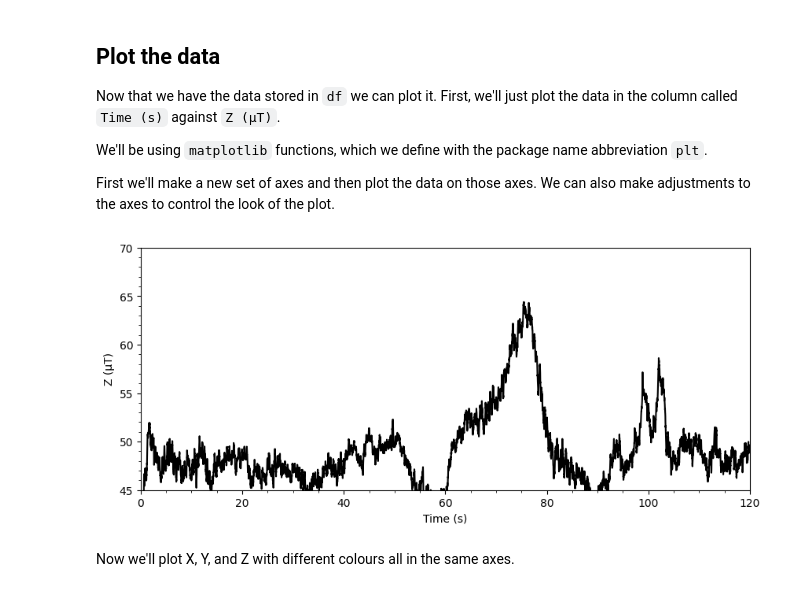
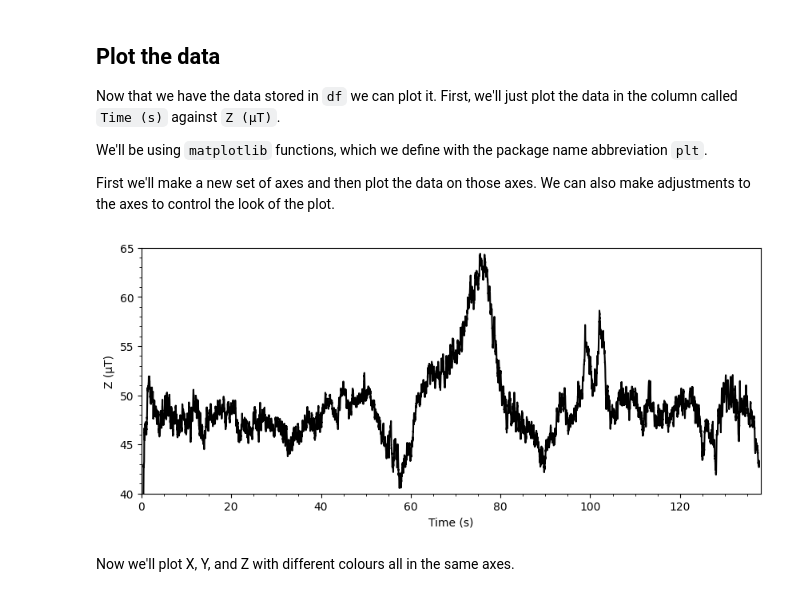
Before and after one commit to siennahaigh11-cpu/EMSC2010-W3-P1-u7948298, a Jupyter notebook: Copy_of_EMSC2010_W3_P1_NB1_u7948298.ipynb, the cells around one changed output. Drawn from its saved outputs; the diff is of its cells as text; code cells hidden in the pictures.

```diff
--- a/Copy_of_EMSC2010_W3_P1_NB1_u7948298.ipynb
+++ b/Copy_of_EMSC2010_W3_P1_NB1_u7948298.ipynb
@@ -73,13 +73,13 @@ First we'll make a new set of axes and then plot the data on those axes. We can
 # %%
 fig, ax = plt.subplots(figsize=(10, 4)) #make axes (called ax) 10 units wide and 4 units high
 ax.plot(df['Time (s)'],df['Z (µT)'],'k') #plot time vs. Z on ax as a black ('k') line
 ax.set_xlabel('Time (s)') #text for the x-axis label
 ax.set_ylabel('Z (µT)') #text for the y-axis label
-ax.set_xlim([0,120]) #interval for the x-axis
-ax.set_ylim([45,70]) #interval for the y-axis
+ax.set_xlim([0,138]) #interval for the x-axis
+ax.set_ylim([40,65]) #interval for the y-axis
 ax.minorticks_on() #show the minor ticks
 # %% [output]
-[figure, old version]
+[figure, new version]
 # %% [markdown]
 Now we'll plot X, Y, and Z with different colours all in the same axes.
 # %%
```
